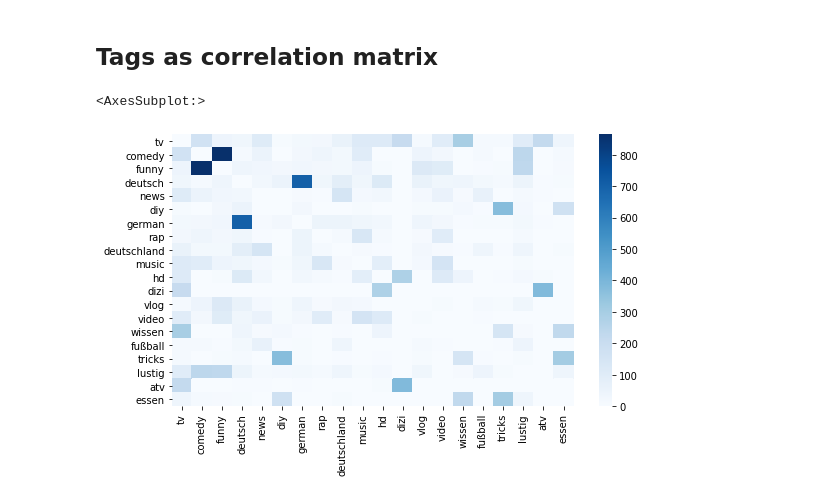
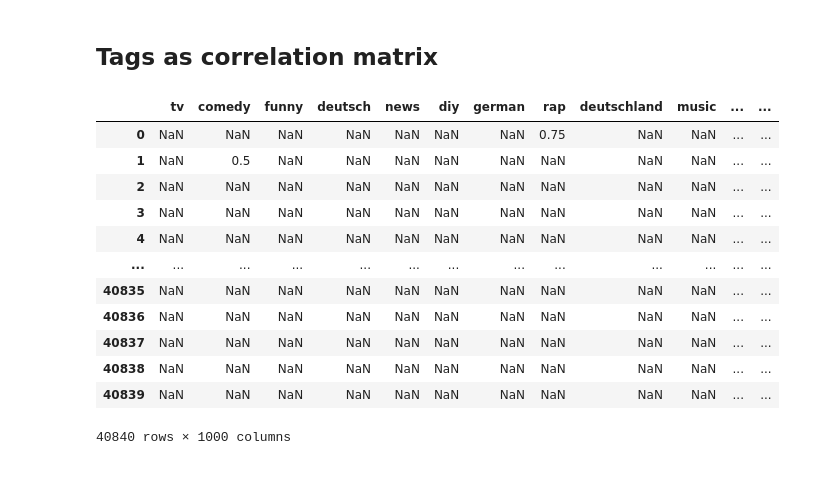
Before and after one commit to StephanHagge/data-mining, a Jupyter notebook: notebooks/tags.ipynb, the cells around one changed output. Drawn from its saved outputs; the diff is of its cells as text; code cells hidden in the pictures.

Commit message:
Added parsing and filtering for tags. Improved correlation matrix. Added tag factor calculation. Added save functionality for tag factors. Added converter function to calculate factors.

```diff
--- a/notebooks/tags.ipynb
+++ b/notebooks/tags.ipynb
@@ -126,16 +176,46 @@ tags_bool.head()
 # %% [markdown]
 ## Tags as correlation matrix
 # %%
-tags_int = tags_bool.astype(int)
-tags_freq_mat = np.dot(tags_int.T, tags_int)
-np.fill_diagonal(tags_freq_mat, 0)
+#tags_int = tags_bool.astype(int)
+#tags_freq_mat = np.dot(tags_int.T, tags_int)
+#np.fill_diagonal(tags_freq_mat, 0)
 
-tags_freq = pd.DataFrame(tags_freq_mat, columns = unique_items, index = unique_items)
+#tags_freq = pd.DataFrame(tags_freq_mat, columns = unique_items, index = unique_items)
 
-fix, ax = plt.subplots(figsize = (9,5))
-sns.heatmap(tags_freq, cmap = "Blues")
+#fix, ax = plt.subplots(figsize = (9,5))
+#sns.heatmap(tags_freq, cmap = "Blues")
 #plt.xticks(rotation=50)
 #plt.savefig("heatmap.png", dpi = 300)
-# %% [output]
-<AxesSubplot:>
-[figure, removed]
+# %%
+factors = {
+    0 : 1.0,
+    1 : 0.75,
+    2 : 0.5,
+    3 : 0.25,
+    4 : 0.0
+}
+
+def get_factor(row):
+    factor = row[0]
+    return row[1:].apply(lambda x: factor if x else np.nan)
+
+df_t = tags_bool.copy()
+df_t.insert(0,'trending_category', df['trending_category'])
+df_t['trending_category'] = df_t['trending_category'].map(lambda x: factors[x])
+df_t = df_t.apply( get_factor, axis=1)
+
+df_t
+# %% [output]
+|  | tv | comedy | funny | deutsch | news | diy | german | rap | deutschland | music | ... | ... |
+| 0 | NaN | NaN | NaN | NaN | NaN | NaN | NaN | 0.75 | NaN | NaN | ... | ... |
+| 1 | NaN | 0.5 | NaN | NaN | NaN | NaN | NaN | NaN | NaN | NaN | ... | ... |
+| 2 | NaN | NaN | NaN | NaN | NaN | NaN | NaN | NaN | NaN | NaN | ... | ... |
+| 3 | NaN | NaN | NaN | NaN | NaN | NaN | NaN | NaN | NaN | NaN | ... | ... |
+| 4 | NaN | NaN | NaN | NaN | NaN | NaN | NaN | NaN | NaN | NaN | ... | ... |
+| ... | ... | ... | ... | ... | ... | ... | ... | ... | ... | ... | ... | ... |
+| 40835 | NaN | NaN | NaN | NaN | NaN | NaN | NaN | NaN | NaN | NaN | ... | ... |
+| 40836 | NaN | NaN | NaN | NaN | NaN | NaN | NaN | NaN | NaN | NaN | ... | ... |
+| 40837 | NaN | NaN | NaN | NaN | NaN | NaN | NaN | NaN | NaN | NaN | ... | ... |
+| 40838 | NaN | NaN | NaN | NaN | NaN | NaN | NaN | NaN | NaN | NaN | ... | ... |
+| 40839 | NaN | NaN | NaN | NaN | NaN | NaN | NaN | NaN | NaN | NaN | ... | ... |
+40840 rows × 1000 columns
```
Also changed, not shown: parts of 26 cells of this notebook, 1 other file.
